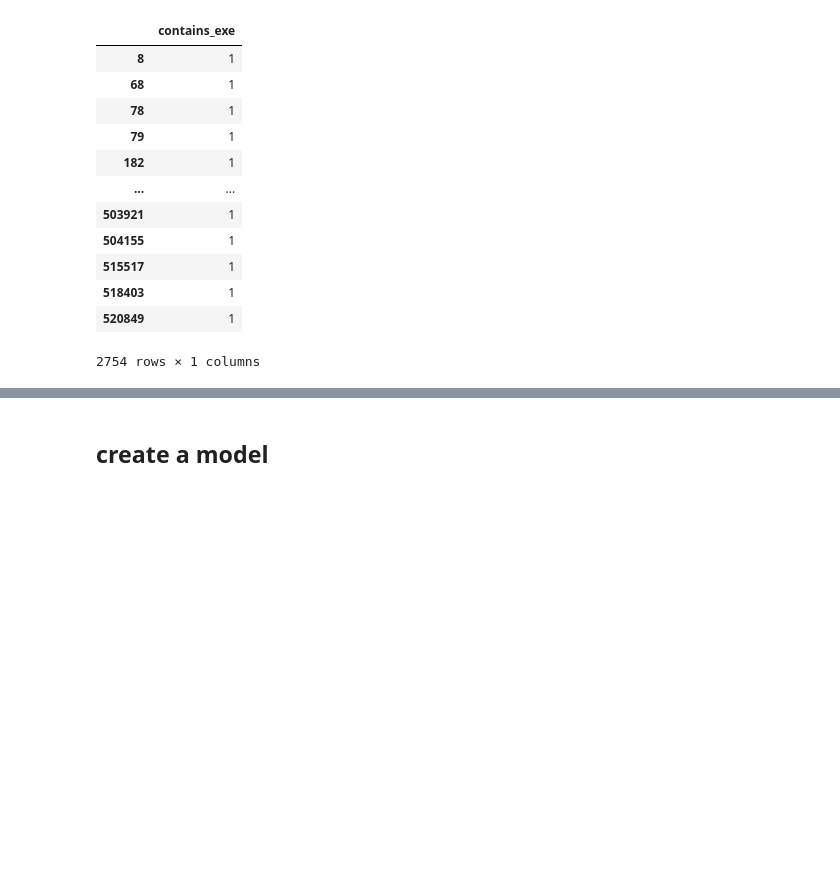
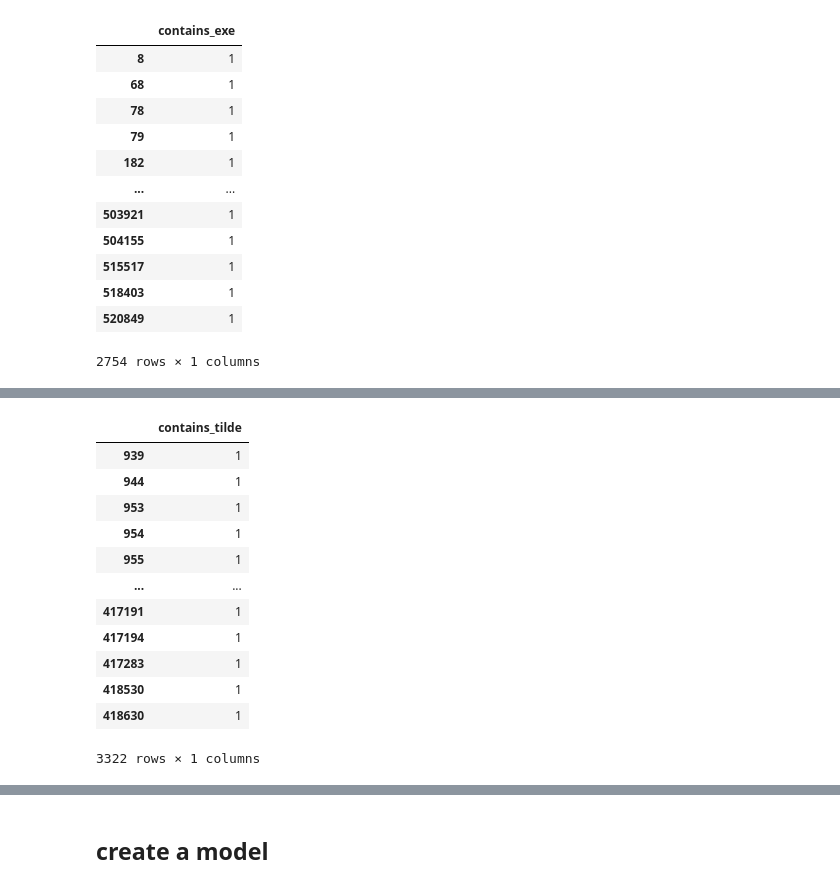
Before and after one commit to orenlac93/Machine-Learning-In-Cyber-Security, a Jupyter notebook: Malicious Url Detection/url_classification-artificial-data.ipynb, the cells around one changed output, grey strips where cells are left out. Cells and saved outputs as stored; diff of their text form; code cells hidden in the pictures; blank space fills up the shorter version.

```diff
--- a/Malicious Url Detection/url_classification-artificial-data.ipynb
+++ b/Malicious Url Detection/url_classification-artificial-data.ipynb
@@ -439,0 +461,19 @@ contains_exe.loc[(contains_exe['contains_exe'] > 0)]
+# %%
+contains_tilde = pd.DataFrame(urls_data["url"].str.count("~"))
+
+contains_tilde.columns = ['contains_tilde']
+contains_tilde.loc[(contains_tilde['contains_tilde'] > 0)]
+# %% [output]
+|  | contains_tilde |
+| 939 | 1 |
+| 944 | 1 |
+| 953 | 1 |
+| 954 | 1 |
+| 955 | 1 |
+| ... | ... |
+| 417191 | 1 |
+| 417194 | 1 |
+| 417283 | 1 |
+| 418530 | 1 |
+| 418630 | 1 |
+3322 rows × 1 columns
```
Also changed, not shown: parts of 18 cells of this notebook, 2 other files.
